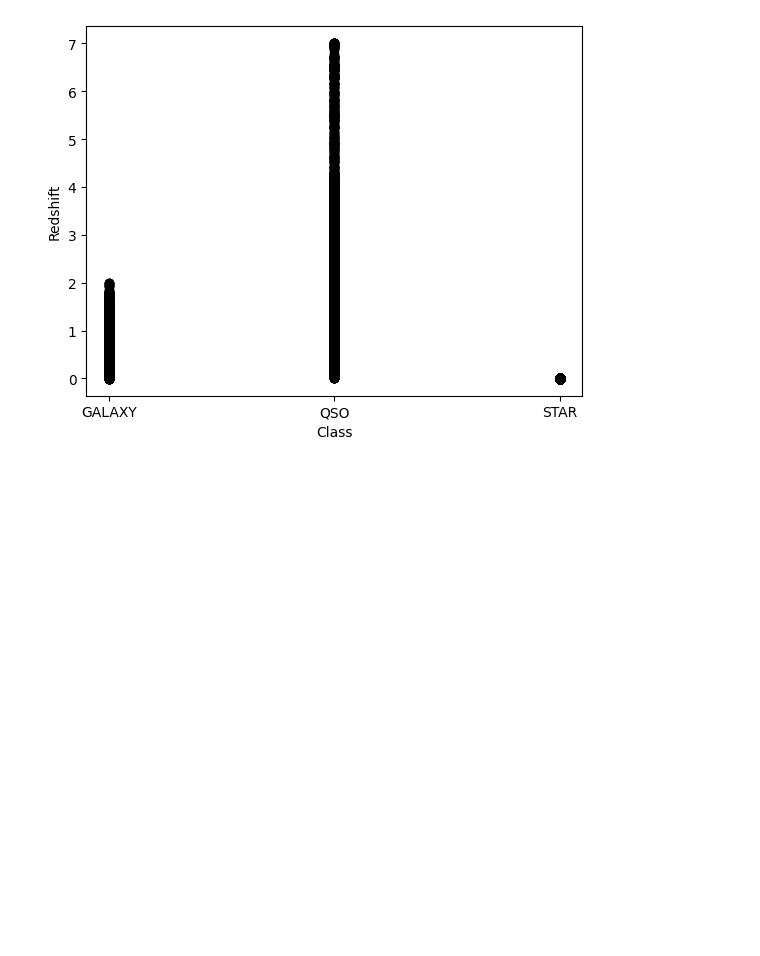
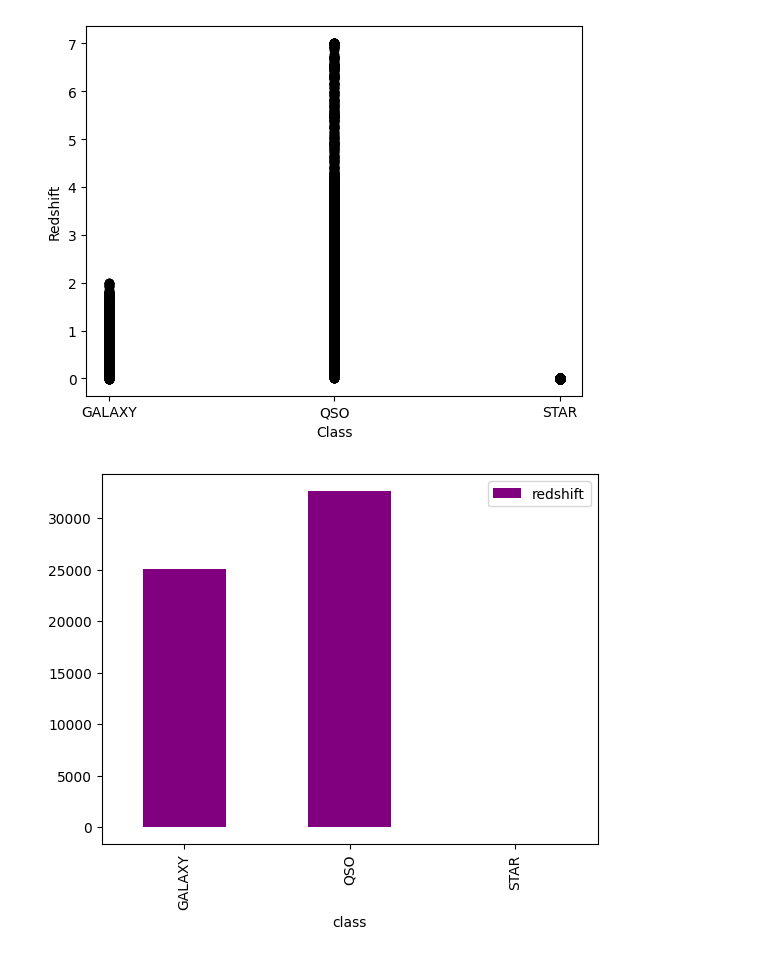
Before and after one commit to januaryeve/data_1_checks, a Jupyter notebook: kc_2.ipynb, the cells around one changed output. Cells and saved outputs as stored; diff of their text form; code cells hidden in the pictures; blank space fills up the shorter version.

Commit message:
adding visualizations

```diff
--- a/kc_2.ipynb
+++ b/kc_2.ipynb
@@ -53,3 +53,10 @@ plt.show()
 #redshift = redshift value based on the increase in wavelength
 # %% [output]
 [figure]
+# %%
+#cleaning up the visualization
+
+df.groupby(['class'], as_index = False).sum().plot(kind = 'bar', x = 'class', y = 'redshift', color = 'purple')
+plt.show()
+# %% [output]
+[figure, added]
```
Also changed, not shown: parts of 1 cell of this notebook.
